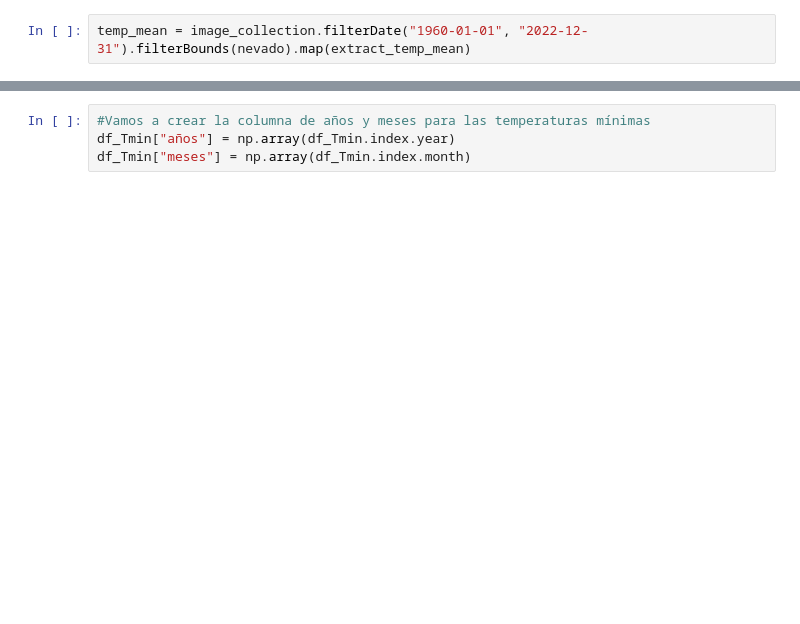
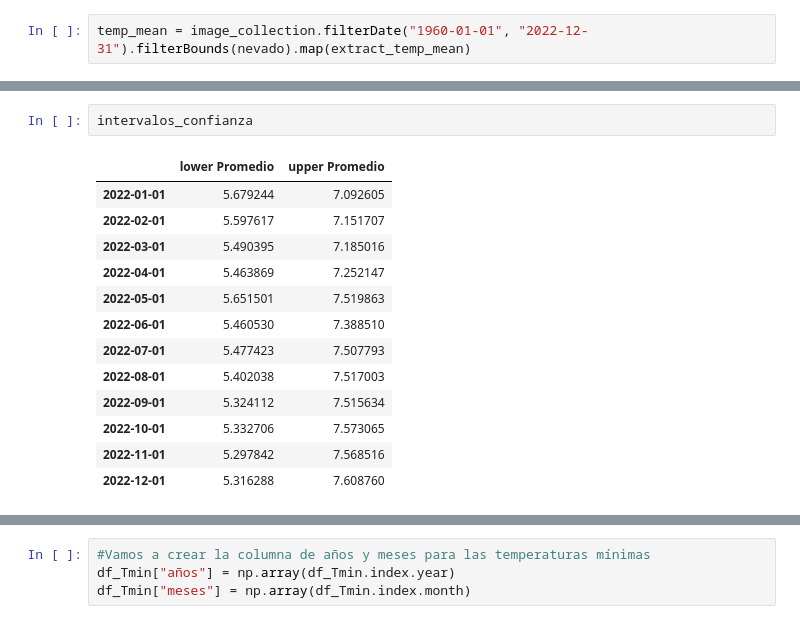
Before and after one commit to earthdeveloperjuanse/MGITG, a Jupyter notebook: Análisis_Nevados/Análisis_Nevados.ipynb, the cells around one changed output, grey strips where cells are left out. Cells and saved outputs as stored; diff of their text form; blank space fills up the shorter version.

```diff
--- a/Análisis_Nevados/Análisis_Nevados.ipynb
+++ b/Análisis_Nevados/Análisis_Nevados.ipynb
@@ -214 +214,17 @@ df_Tmin
 756 rows × 1 columns
+# %%
+intervalos_confianza
+# %% [output]
+|  | lower Promedio | upper Promedio |
+| 2022-01-01 | 5.679244 | 7.092605 |
+| 2022-02-01 | 5.597617 | 7.151707 |
+| 2022-03-01 | 5.490395 | 7.185016 |
+| 2022-04-01 | 5.463869 | 7.252147 |
+| 2022-05-01 | 5.651501 | 7.519863 |
+| 2022-06-01 | 5.460530 | 7.388510 |
+| 2022-07-01 | 5.477423 | 7.507793 |
+| 2022-08-01 | 5.402038 | 7.517003 |
+| 2022-09-01 | 5.324112 | 7.515634 |
+| 2022-10-01 | 5.332706 | 7.573065 |
+| 2022-11-01 | 5.297842 | 7.568516 |
+| 2022-12-01 | 5.316288 | 7.608760 |
```
Also changed, not shown: parts of 18 cells of this notebook.
